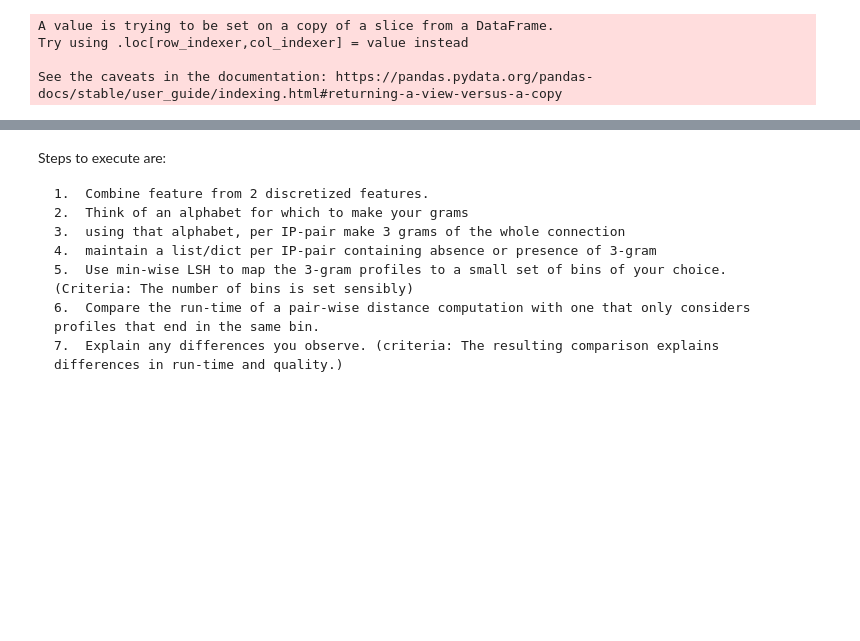
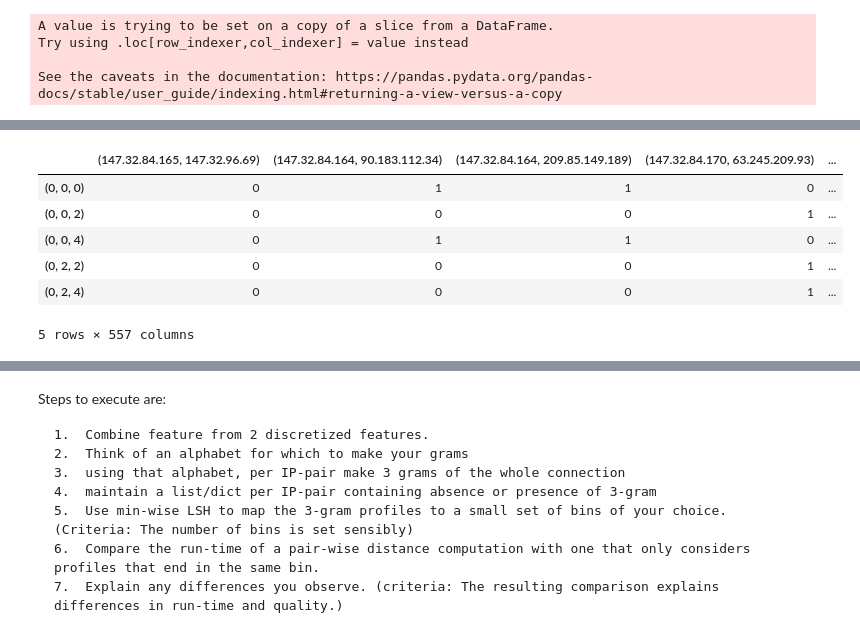
Before and after one commit to mennobo/cda_2_3_4, a Jupyter notebook: Assignment_3/Lab3 (2).ipynb, the cells around one changed output, grey strips where cells are left out. Cells and saved outputs as stored; diff of their text form; code cells hidden in the pictures; blank space fills up the shorter version.

```diff
--- a/Assignment_3/Lab3 (2).ipynb
+++ b/Assignment_3/Lab3 (2).ipynb
@@ -318,15 +302,21 @@ def extract_code(values):
 # %% [markdown]
 To visualize the difference we make use of the normal flow data from the first normal host and compare it to the infected host data.
 # %%
+# Get Values to discretize
+val = data_no_background['TotPkts'].values
 TotPkts_disc = discretize(val, 3)
+
+# add discretized values to the dataframe
 data_no_background['Discrete_TotPkts'] = TotPkts_disc
 
 feat = ['Proto', 'Discrete_TotPkts']
 
+# Select only values associated with the infected host we want to look at
 infected_data = data_no_background[np.logical_or(data_no_background['SrcAddr']==infected_hosts[0], data_no_background['DstAddr']==infected_hosts[0])]
-infected_data = infected_data[feat].values #selects values of Proto and Discrete_Totpkts
-infected_code = extract_code(infected_data)
+infected_data = infected_data[feat].values # selects values of Proto and Discrete_Totpkts
+infected_code = extract_code(infected_data) # Convert the Proto and Discrete_Totpkts to a new code
 
+# Get values from a normal host to compare
 clean_data = data_no_background[np.logical_or(data_no_background['SrcAddr']==normal_hosts[0], data_no_background['DstAddr']==normal_hosts[0])][feat].values
 test_code= extract_code(clean_data)
 # %% [output]
@@ -472,0 +442,9 @@ See the caveats in the documentation: https://pandas.pydata.org/pandas-docs/stab
+# %%
+# Generate all possible IP-pairs
+ip_pairs = set()
+for index, row in data_no_background.iterrows():
+    pair = (row['SrcAddr'], row['DstAddr'])
+    if not (row['DstAddr'], row['SrcAddr']) in ip_pairs:
+        if not pair in ip_pairs:
+            ip_pairs.add(pair)
+print(f'amount of pairs: {len(ip_pairs)}')
@@ -472,0 +460,49 @@ See the caveats in the documentation: https://pandas.pydata.org/pandas-docs/stab
+# %%
+from nltk import ngrams
+
+def n_grams_set(n, data):
+    return set([gr for gr in ngrams(data, n)])
+
+# Convert to function for multiple scenarios?
+
+# Find out all possible code values
+total_data = data_no_background[['Proto', 'Discrete_TotPkts']].values # selects values of Proto and Discrete_Totpkts
+total_codes = extract_code(total_data)
+possible_vals = np.unique(total_codes)
+
+# first create a dataframe containing all possible indices:
+indices = set()
+max_val = max(possible_vals) + 1
+for one in range(0, max_val):
+    for two in range(0, max_val):
+        for three in range(0, max_val):
+            indices.add((one, two, three))
+result_df = pd.DataFrame(columns=sorted(list(indices)))
+
+# For every pair: discretize the value
+for pair in ip_pairs:
+
+    # Get all data associated with the pair
+    pair_data = data_no_background[
+        np.logical_or(
+            np.logical_or(data_no_background['SrcAddr']==pair[0], data_no_background['DstAddr']==pair[1]),
+            np.logical_or(data_no_background['SrcAddr']==pair[1], data_no_background['DstAddr']==pair[0]))]
+    pair_data = pair_data[['Proto', 'Discrete_TotPkts']].values # selects values of Proto and Discrete_Totpkts
+    pair_code = extract_code(pair_data) # Convert the Proto and Discrete_Totpkts to a new code
+
+    # We now have [4 4 2 ... 6 6 6] for this pair, we want to get the unique n_grams
+    pair_set = n_grams_set(3, pair_code)
+
+    # We add a row to the resulting dataframe with the title of the pair
+    result_df = result_df.append(pd.Series(name=pair))
+
+    # For every 3-gram present in the pair we add a 1
+    for val in pair_set:
+        result_df.loc[pair, val] = 1
+
+# Drop all non used tri-gram pairs and fill the na with 0
+result_df.dropna(how='all', axis=1, inplace=True)
+result_df.fillna(0, inplace = True)
+result_df = result_df.transpose()
+result_df.head()
+# %% [output]
@@ -472,0 +522,7 @@ See the caveats in the documentation: https://pandas.pydata.org/pandas-docs/stab
+|  | (147.32.84.165, 147.32.96.69) | (147.32.84.164, 90.183.112.34) | (147.32.84.164, 209.85.149.189) | (147.32.84.170, 63.245.209.93) | ... |
+| (0, 0, 0) | 0 | 1 | 1 | 0 | ... |
+| (0, 0, 2) | 0 | 0 | 0 | 1 | ... |
+| (0, 0, 4) | 0 | 1 | 1 | 0 | ... |
+| (0, 2, 2) | 0 | 0 | 0 | 1 | ... |
+| (0, 2, 4) | 0 | 0 | 0 | 1 | ... |
+5 rows × 557 columns
```
Also changed, not shown: parts of 12 cells of this notebook.
